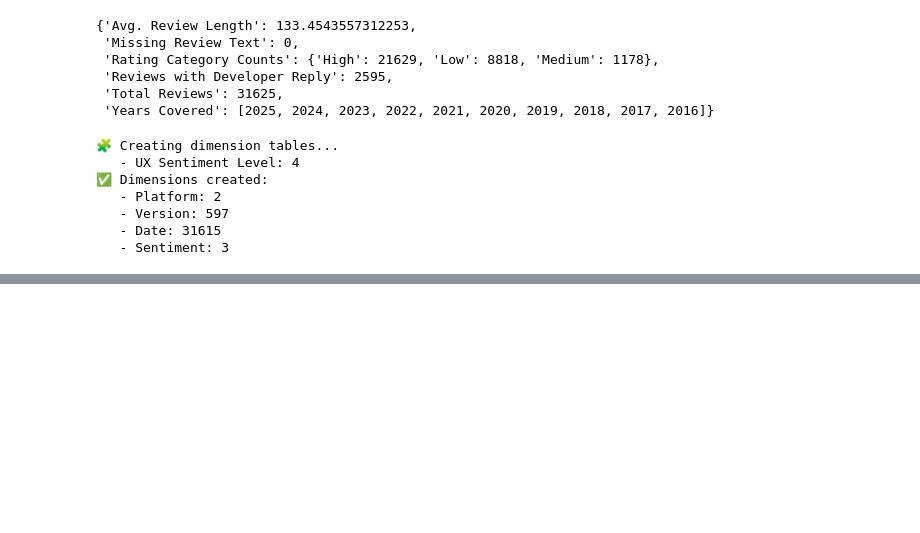
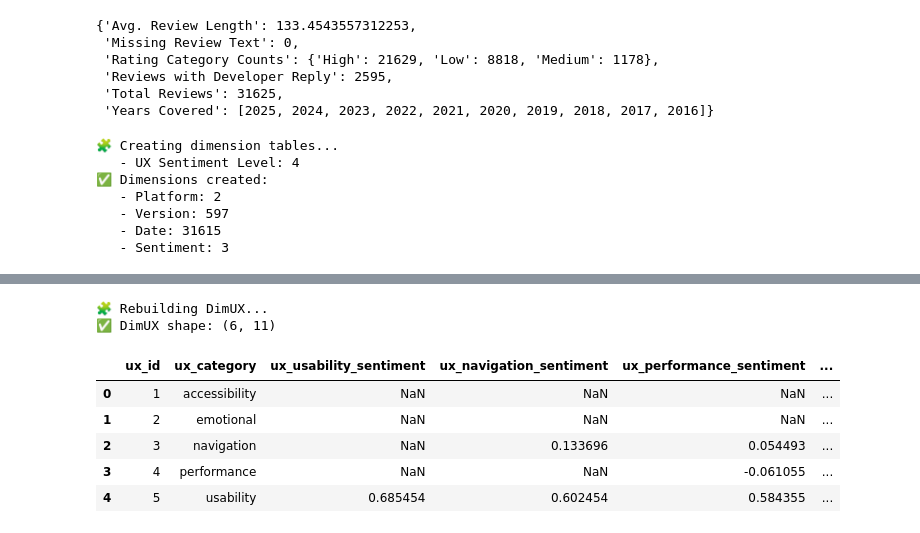
Before and after one commit to JamesAdeshina/monzo-user-sentiment-insights-dashboard, a Jupyter notebook: notebooks/03_data_model_preparation.ipynb, the cells around one changed output, grey strips where cells are left out. Cells and saved outputs as stored; diff of their text form; code cells hidden in the pictures; blank space fills up the shorter version.

```diff
--- a/notebooks/03_data_model_preparation.ipynb
+++ b/notebooks/03_data_model_preparation.ipynb
@@ -239,0 +389,53 @@ fact_reviews = fact_reviews.merge(dim_ux, on="ux_sentiment_level", how="left")
+# %%
+# ------------------------------------------------------------
+# Build DimUX (refined)
+# ------------------------------------------------------------
+print("🧩 Rebuilding DimUX...")
+
+# Group by ux_category and summarise UX signals
+dim_ux = (
+    fact_reviews.groupby("ux_category", dropna=False)
+    .agg({
+        "ux_usability_sentiment": "mean",
+        "ux_navigation_sentiment": "mean",
+        "ux_performance_sentiment": "mean",
+        "ux_accessibility_sentiment": "mean",
+        "ux_emotional_sentiment": "mean",
+        "ux_health_score": "mean",
+        "ux_sentiment_level": lambda x: x.mode().iloc[0] if not x.mode().empty else "Unknown",
+        "ux_pain_point_flag": "mean",
+        "review_text": "count"
+    })
+    .rename(columns={"review_text": "count_reviews"})
+    .reset_index()
+)
+
+# Replace NaN category label with "None"
+dim_ux["ux_category"] = dim_ux["ux_category"].fillna("None")
+
+# Assign unique ID
+dim_ux["ux_id"] = dim_ux.index + 1
+
+# Reorder columns neatly
+dim_ux = dim_ux[
+    [
+        "ux_id", "ux_category",
+        "ux_usability_sentiment", "ux_navigation_sentiment",
+        "ux_performance_sentiment", "ux_accessibility_sentiment",
+        "ux_emotional_sentiment", "ux_health_score",
+        "ux_sentiment_level", "ux_pain_point_flag",
+        "count_reviews"
+    ]
+]
+
+print(f"✅ DimUX shape: {dim_ux.shape}")
+display(dim_ux.head())
+# %% [output]
+🧩 Rebuilding DimUX...
+✅ DimUX shape: (6, 11)
+|  | ux_id | ux_category | ux_usability_sentiment | ux_navigation_sentiment | ux_performance_sentiment | ... |
+| 0 | 1 | accessibility | NaN | NaN | NaN | ... |
+| 1 | 2 | emotional | NaN | NaN | NaN | ... |
+| 2 | 3 | navigation | NaN | 0.133696 | 0.054493 | ... |
+| 3 | 4 | performance | NaN | NaN | -0.061055 | ... |
+| 4 | 5 | usability | 0.685454 | 0.602454 | 0.584355 | ... |
```
Also changed, not shown: parts of 15 cells of this notebook, 1 other file.
